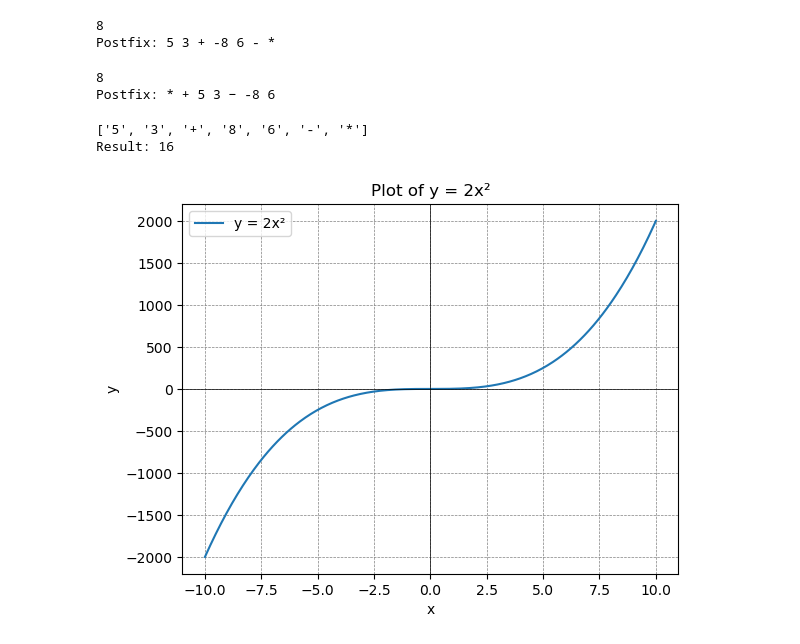
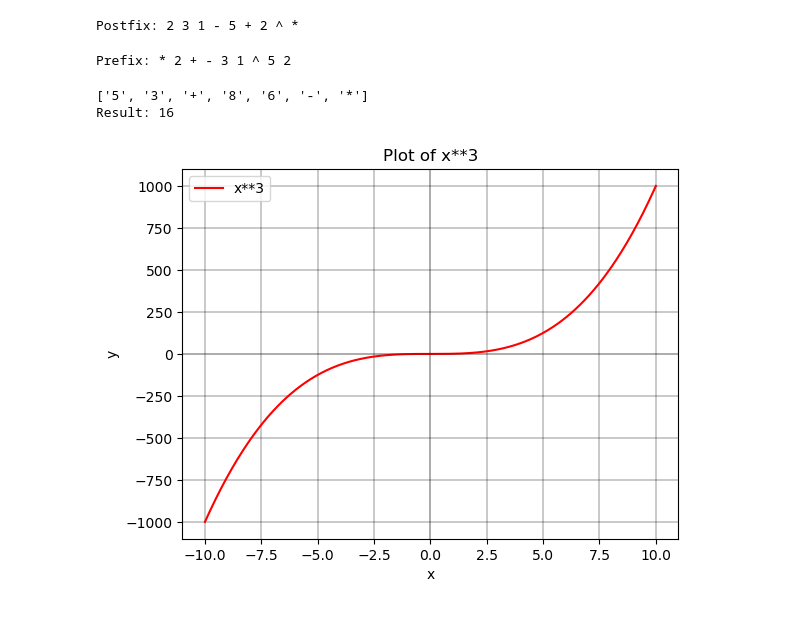
Before and after one commit to Matin-Rasoulzad/Infix-Postfix-Prefix-Calculator, a Jupyter notebook: Core.ipynb, the cells around one changed output. Drawn from its saved outputs; the diff is of its cells as text; code cells hidden in the pictures.

```diff
--- a/Core.ipynb
+++ b/Core.ipynb
@@ -123,26 +150,24 @@ class ExpressionCalculator:
         plt.show()
 # %%
 calc = ExpressionCalculator()
-infix_expression = "( 5 + 3 ) * ( -8 - 6 )".split()
+infix_expression = "2 * ( 3 - 1 + 5 ^ 2 )".split()
 try:
     postfix_expression = calc.infix2postfix(infix_expression)
     print("Postfix:", postfix_expression)
 except ValueError as e:
     print("Error:", e)
 # %% [output]
-8
-Postfix: 5 3 + -8 6 - *
+Postfix: 2 3 1 - 5 + 2 ^ *
 # %%
 calc = ExpressionCalculator()
-infix_expression = "( 5 + 3 ) * ( -8 − 6 )".split()
+infix_expression = "2 * ( 3 - 1 + 5 ^ 2 )".split()
 try:
     prefix_expression = calc.infix2prefix(infix_expression)
-    print("Postfix:", prefix_expression)
+    print("Prefix:", prefix_expression)
 except ValueError as e:
     print("Error:", e)
 # %% [output]
-8
-Postfix: * + 5 3 − -8 6
+Prefix: * 2 + - 3 1 ^ 5 2
 # %%
 calc = ExpressionCalculator()
 postfix_expression = "5 3 + 8 6 - *".split()
@@ -157,6 +182,6 @@ except ValueError as e:
 Result: 16
 # %%
 calc = ExpressionCalculator()
-calc.process_and_plot("2 * x**3")
+calc.process_and_plot("x**3")
 # %% [output]
-[figure, old version]
+[figure, new version]
```
Also changed, not shown: parts of 1 cell of this notebook, 1 other file.
